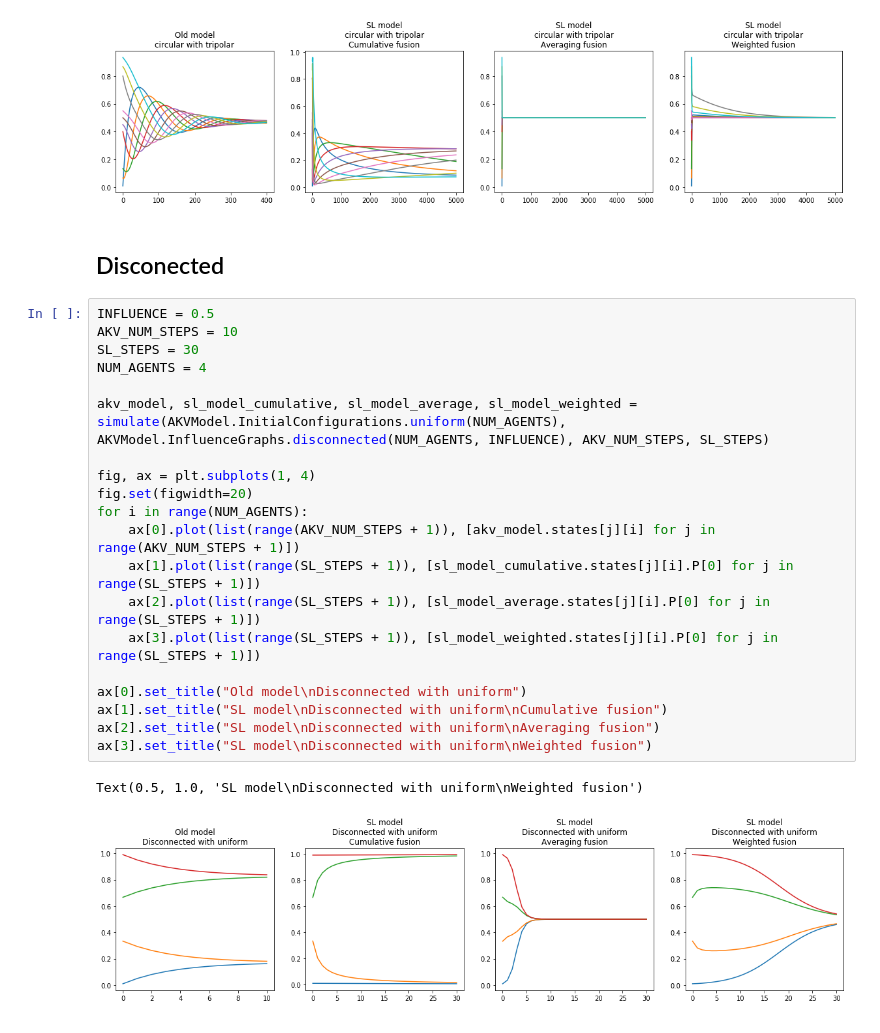
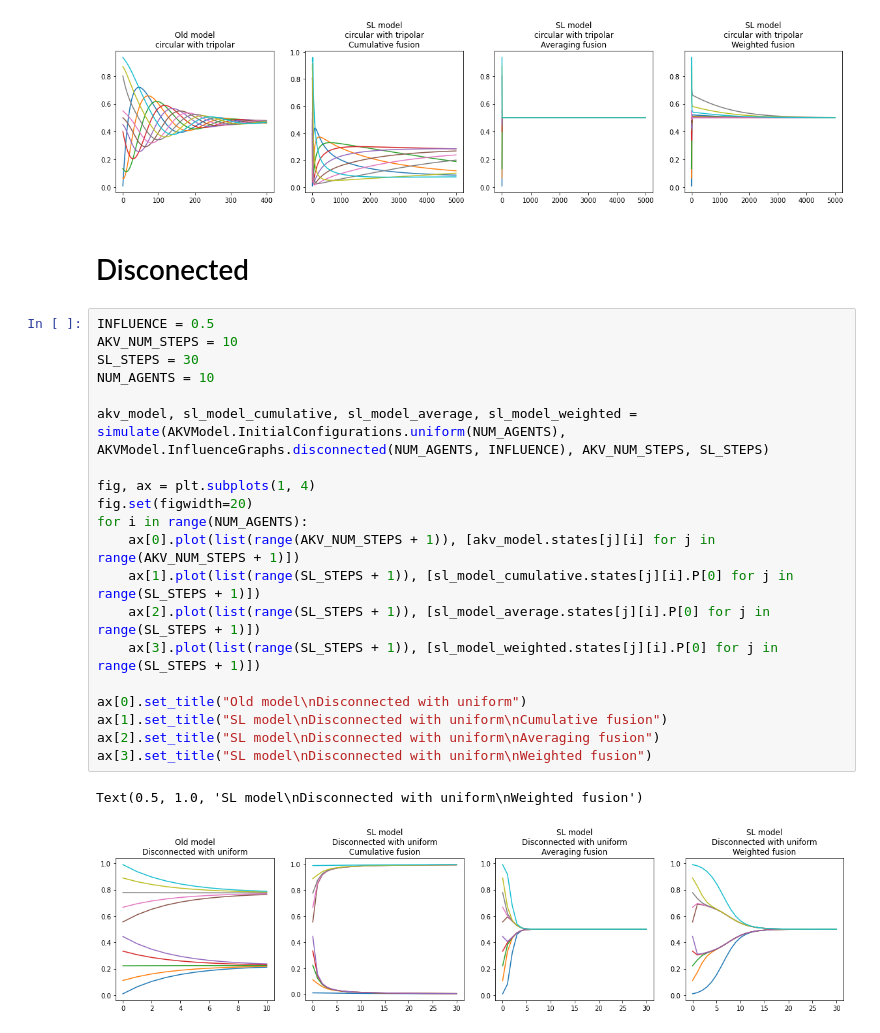
Before and after one commit to josecoliveira/subjective-logic, a Jupyter notebook: Simulations.ipynb, the cells around one changed output. Cells and saved outputs as stored; diff of their text form.

```diff
--- a/Simulations.ipynb
+++ b/Simulations.ipynb
@@ -304,27 +330,27 @@ ax[3].set_title("SL model\ncircular with tripolar\nWeighted fusion")
 Text(0.5, 1.0, 'SL model\ncircular with tripolar\nWeighted fusion')
 [figure]
 # %% [markdown]
-## Disconected
+# Disconected
 # %%
 INFLUENCE = 0.5
 AKV_NUM_STEPS = 10
 SL_STEPS = 30
-NUM_AGENTS = 4
+NUM_AGENTS = 10
 
 akv_model, sl_model_cumulative, sl_model_average, sl_model_weighted = simulate(AKVModel.InitialConfigurations.uniform(NUM_AGENTS), AKVModel.InfluenceGraphs.disconnected(NUM_AGENTS, INFLUENCE), AKV_NUM_STEPS, SL_STEPS)
 
 fig, ax = plt.subplots(1, 4)
 fig.set(figwidth=20)
 for i in range(NUM_AGENTS):
     ax[0].plot(list(range(AKV_NUM_STEPS + 1)), [akv_model.states[j][i] for j in range(AKV_NUM_STEPS + 1)])
     ax[1].plot(list(range(SL_STEPS + 1)), [sl_model_cumulative.states[j][i].P[0] for j in range(SL_STEPS + 1)])
     ax[2].plot(list(range(SL_STEPS + 1)), [sl_model_average.states[j][i].P[0] for j in range(SL_STEPS + 1)])
     ax[3].plot(list(range(SL_STEPS + 1)), [sl_model_weighted.states[j][i].P[0] for j in range(SL_STEPS + 1)])
 
 ax[0].set_title("Old model\nDisconnected with uniform")
 ax[1].set_title("SL model\nDisconnected with uniform\nCumulative fusion")
 ax[2].set_title("SL model\nDisconnected with uniform\nAveraging fusion")
 ax[3].set_title("SL model\nDisconnected with uniform\nWeighted fusion")
 # %% [output]
 Text(0.5, 1.0, 'SL model\nDisconnected with uniform\nWeighted fusion')
-[figure, old version]
+[figure, new version]
```
Also changed, not shown: parts of 20 cells of this notebook.
